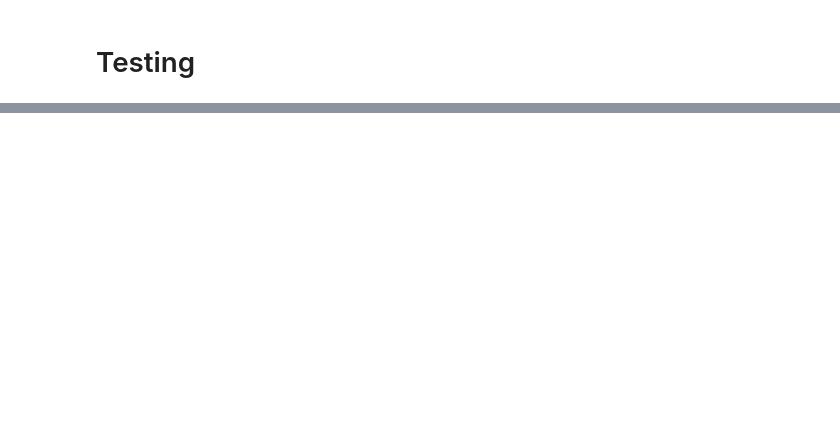
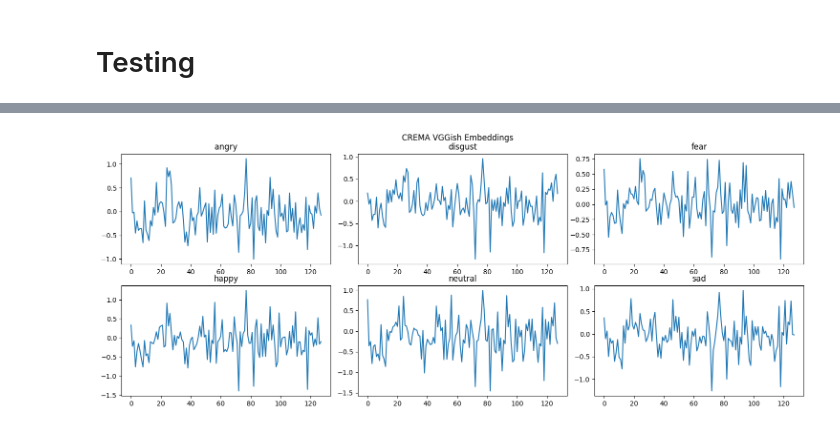
Before and after one commit to SaminYaser-work/audio-preprocessing-and-feature-extraction, a Jupyter notebook: notebook/vggish_emb.ipynb, the cells around one changed output, grey strips where cells are left out. Cells and saved outputs as stored; diff of their text form; code cells hidden in the pictures; blank space fills up the shorter version.

```diff
--- a/notebook/vggish_emb.ipynb
+++ b/notebook/vggish_emb.ipynb
@@ -100,0 +118,4 @@ y[200]
+# %%
+plot_embeddings(crema, 'CREMA')
+# %% [output]
+[figure, added]
```
Also changed, not shown: parts of 19 cells of this notebook, 1 other file.
